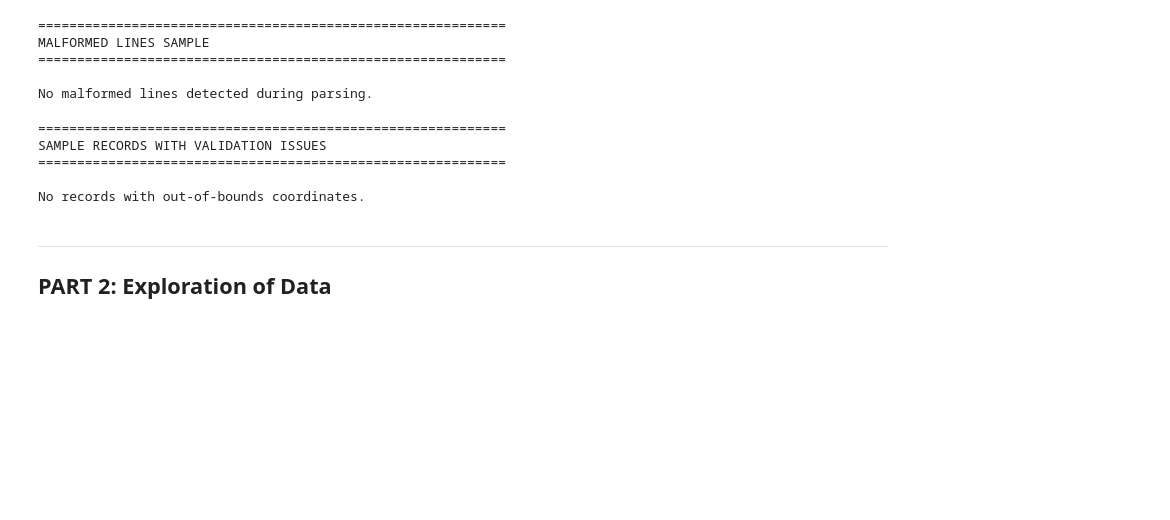
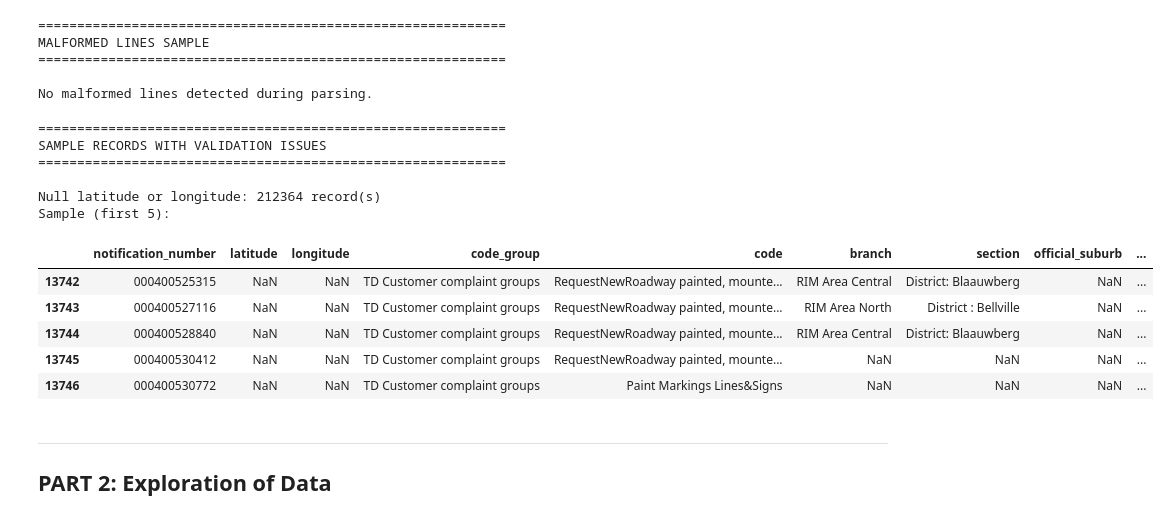
Before and after one commit to thedataferret/coct_ds_code_challenge, a Jupyter notebook: classification.ipynb, the cells around one changed output. Saved outputs shown, nothing was run; the diff lists cells and outputs as text; code cells hidden in the pictures; blank space fills up the shorter version.

Commit message:
fix: address bugs and improvements in data validation and update agent workflow document

```diff
--- a/classification.ipynb
+++ b/classification.ipynb
@@ -225,26 +256,60 @@ No malformed lines detected during parsing.
 # %%
 print("=" * 60)
 print("SAMPLE RECORDS WITH VALIDATION ISSUES")
 print("=" * 60)
 
-invalid_coords = df_raw[
-    (df_raw['latitude'] < -35) | (df_raw['latitude'] > -32) |
-    (df_raw['longitude'] < 17) | (df_raw['longitude'] > 20)
+# Sample records for each validation issue
+
+samples_to_display = {}
+
+# Out-of-bounds latitude OR longitude (grouped together)
+oob_latlon = df_raw[
+    ((df_raw['latitude'] < -35) | (df_raw['latitude'] > -32)) |
+    ((df_raw['longitude'] < 17) | (df_raw['longitude'] > 20))
 ]
+if len(oob_latlon) > 0:
+    samples_to_display['Out-of-bounds latitude or longitude'] = oob_latlon
 
-if len(invalid_coords) > 0:
-    print(f"\nRecords with out-of-bounds coordinates: {len(invalid_coords)}")
-    print("\nSample (first 5):")
-    display(invalid_coords[['notification_number', 'latitude', 'longitude',
-                            'official_suburb', 'h3_level8_index']].head())
+# Null latitude OR longitude (grouped together)
+null_latlon = df_raw[df_raw['latitude'].isnull() | df_raw['longitude'].isnull()]
+if len(null_latlon) > 0:
+    samples_to_display['Null latitude or longitude'] = null_latlon
+
+# Invalid H3 index
+invalid_h3 = df_raw[
+    df_raw['h3_level8_index'].isnull() |
+    ~df_raw['h3_level8_index'].astype(str).str.match(r'^([0-9a-fA-F]{15}|0)$', na=False)
+]
+if len(invalid_h3) > 0:
+    samples_to_display['Invalid H3 index'] = invalid_h3
+
+# Display up to 5 records for each issue
+if samples_to_display:
+    for issue, df_issue in samples_to_display.items():
+        print(f"\n{issue}: {len(df_issue)} record(s)")
+        print("Sample (first 5):")
+        display(
+            df_issue[[
+                'notification_number', 'latitude', 'longitude', 'code_group',
+                'code', 'branch', 'section',
+                'official_suburb', 'h3_level8_index'
+            ]].head()
+        )
 else:
-    print("\nNo records with out-of-bounds coordinates.")
+    print("\No records with validation issues.")
 # %% [output]
 ============================================================
 SAMPLE RECORDS WITH VALIDATION ISSUES
 ============================================================
 
-No records with out-of-bounds coordinates.
+Null latitude or longitude: 212364 record(s)
+Sample (first 5):
+|  | notification_number | latitude | longitude | code_group | code | branch | section | official_suburb | ... |
+| 13742 | 000400525315 | NaN | NaN | TD Customer complaint groups | RequestNewRoadway painted, mounte... | RIM Area Central | District: Blaauwberg | NaN | ... |
+| 13743 | 000400527116 | NaN | NaN | TD Customer complaint groups | RequestNewRoadway painted, mounte... | RIM Area North | District : Bellville | NaN | ... |
+| 13744 | 000400528840 | NaN | NaN | TD Customer complaint groups | RequestNewRoadway painted, mounte... | RIM Area Central | District: Blaauwberg | NaN | ... |
+| 13745 | 000400530412 | NaN | NaN | TD Customer complaint groups | RequestNewRoadway painted, mounte... | NaN | NaN | NaN | ... |
+| 13746 | 000400530772 | NaN | NaN | TD Customer complaint groups | Paint Markings Lines&Signs | NaN | NaN | NaN | ... |
 # %% [markdown]
 ---
 
```
Also changed, not shown: parts of 2 cells of this notebook, 1 other file.
